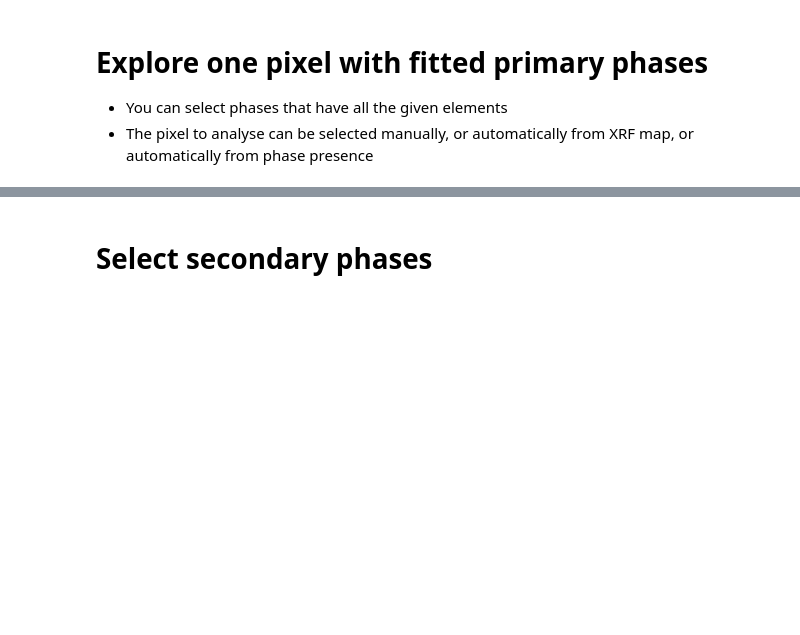
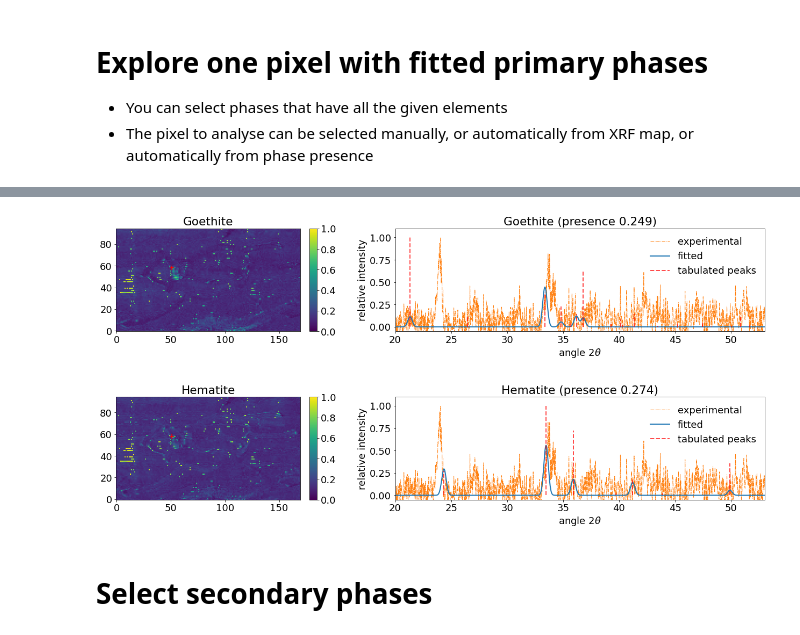
Before and after one commit to DarioZappala/XRDAnalysis, a Jupyter notebook: analysis_phase_presence.ipynb, the cells around one changed output, grey strips where cells are left out. Drawn from its saved outputs; the diff is of its cells as text; code cells hidden in the pictures; blank space fills up the shorter version.

Commit message:
fixed bug in primary phase exploration

```diff
--- a/analysis_phase_presence.ipynb
+++ b/analysis_phase_presence.ipynb
@@ -366,0 +282,83 @@ show()
+# %%
+rcParams['font.size'] = 18
+
+elements_chosen = ['Fe'] # Only phases with these elements will be selected
+
+#selection_of_x_y = 'manual'               # Manually select the pixel
+selection_of_x_y = 'from XRF'             # Automatically select the pixel in which the first element chosen has maximum XRF intensity
+#selection_of_x_y = 'from phase presence'  # Automatically select for each phase the pixel in which the phase has maximum presence
+n_th_best_pixel = 10
+
+x, y = 20, 40
+
+selection_phases = zeros(len(gm.phases), dtype = bool)
+for i, phase in enumerate(gm.phases):
+    if '_chemical_formula_sum' in phase:
+        if all(e in phase['_chemical_formula_sum'] for e in elements_chosen):
+            selection_phases[i] = True
+
+i_element = find_element(elements_chosen[0], data_xrf.metadata['labels'])
+map_xrf = maps_xrf_norm[..., i_element]
+presence_max = nanmax(nanmax(criterion, axis = 0, keepdims = True), axis = 1, keepdims = True)
+maps_phase_presence = criterion / presence_max
+
+df_stats = DataFrame(columns = ['XRF element', 'XRF intensity', 'Phase', 'Phase presece', 'Phase overlap', '(x, y)'])
+
+if selection_of_x_y == 'from XRF':
+    position = flip(map_xrf.flatten().argsort())[n_th_best_pixel]
+    y, x = unravel_index(position, map_xrf.shape)
+    fig, ax = subplots(figsize = (12, 12 * y_x_ratio))
+    ax.imshow(map_xrf, interpolation = 'none')
+    ax.scatter(x, y, s = 100, lw = 2, marker = 'o', edgecolors = 'red', facecolors = 'none')
+    ax.set_title('XRF ' + data_xrf.metadata['labels'][i_element] + f'\nIntensity {map_xrf[y, x]:.3f} in {(x, y)}')
+    show()
+
+
+if (selection_phases.sum() > 0):
+    fig, axs = subplots(selection_phases.sum(), 2, figsize = (18, 4 * selection_phases.sum()),
+                   gridspec_kw = {'width_ratios': [1, 2]})
+    fig.tight_layout(h_pad = 5, w_pad = 7)
+
+    j = 0
+    for i, phase in enumerate(gm.phases):
+        if selection_phases[i]:
+
+            if selection_of_x_y == 'from phase presence':
+                position = flip(maps_phase_presence[..., i].flatten().argsort())[n_th_best_pixel]
+                y, x = unravel_index(position, maps_phase_presence[..., i].shape)
+
+            g = gm.get_pixel(x, y)[i]
+            if (selection_phases.sum() > 1):
+                ax = axs[j, 0]
+            else:
+                ax = axs[0]
+            sca(ax)
+            im = imshow(maps_phase_presence[..., i], interpolation = 'none', vmin = 0)
+            cbar = colorbar(im, ax = ax, cax = ax.inset_axes([1.05, 0, 0.04, 1]))
+            #cbar.set_label('overlap')
+            scatter(x, y, s = 50, c = 'red', marker = '+')
+            ax.set_title(phase.label)
+
+            if (selection_phases.sum() > 1):
+                ax = axs[j, 1]
+            else:
+                ax = axs[1]
+            sca(ax)
+            g.plot_spectrum(c = 'tab:orange', ls = '-.', lw = 1, label = 'experimental')
+            g.plot(c = 'tab:blue', ls = '-', lw = 2, label = 'fitted')
+            #g.phase.plot(color = 'k', lw = 1, lineheight = 1, alpha = 0.3, label = '')
+            g.phase.plot(color = 'r', lw = 2, alpha = 0.7, label = 'tabulated peaks')
+            ax.set_xlim(min_theta, max_theta)
+            ax.set_ylim(-0.05, 1.1)
+            ax.set_xlabel(r'angle $2\theta$')
+            ax.set_ylabel(r'relative intensity')
+            ax.set_title(f'{phase.label} (presence {maps_phase_presence[y, x, i]:.3f})')
+            ax.legend(frameon = False)
+            df_stats.loc[len(df_stats)] = [
+                data_xrf.metadata['labels'][i_element], map_xrf[y, x], phase.label, maps_phase_presence[y, x, i], g.overlap_area_ratio(), (x, y)
+            ]
+            j += 1
+
+display(df_stats.style.format({'XRF intensity': '{:.3f}', 'Phase presece': '{:.3f}', 'Phase overlap': '{:.3f}'}))
+show()
+# %% [output]
@@ -367,3 +369,4 @@ show()
+[figure, added]
 # %% [markdown]
 # Select secondary phases
 # %% [markdown]
```
Also changed, not shown: parts of 5 cells of this notebook.
